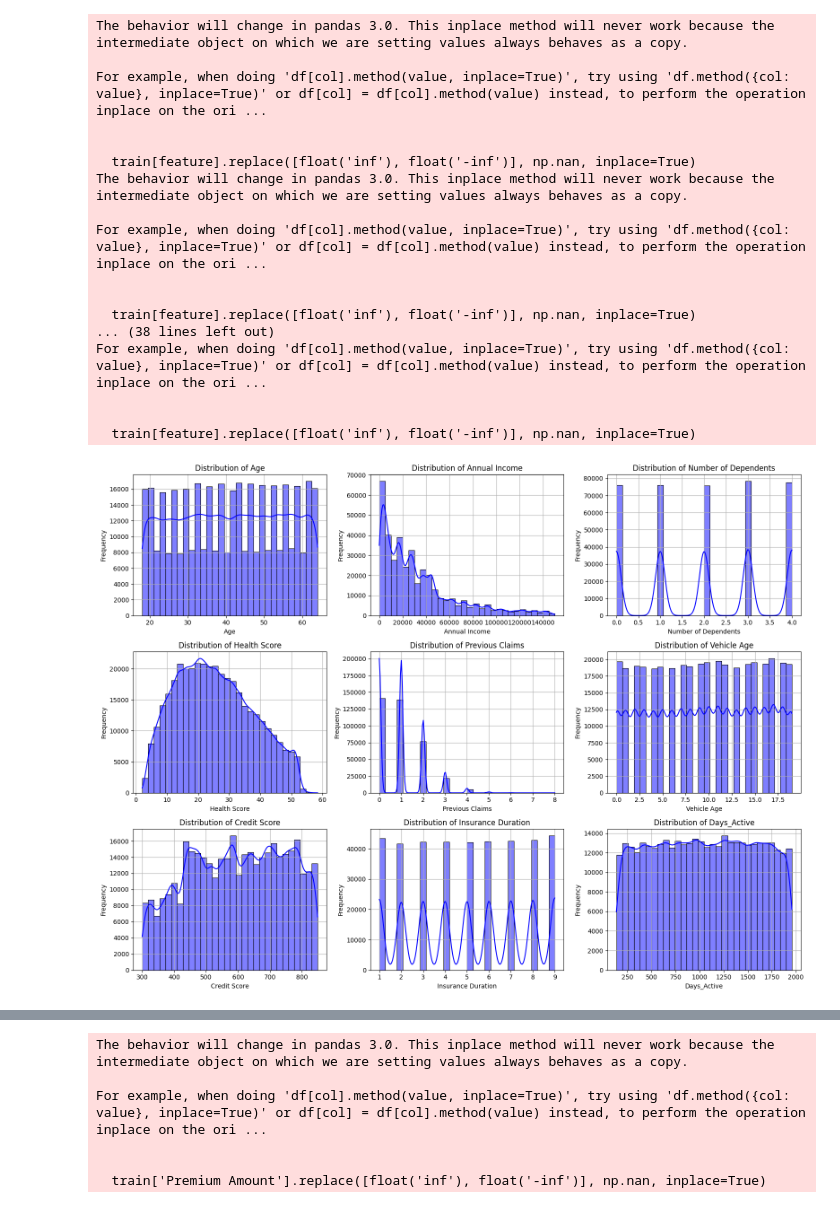
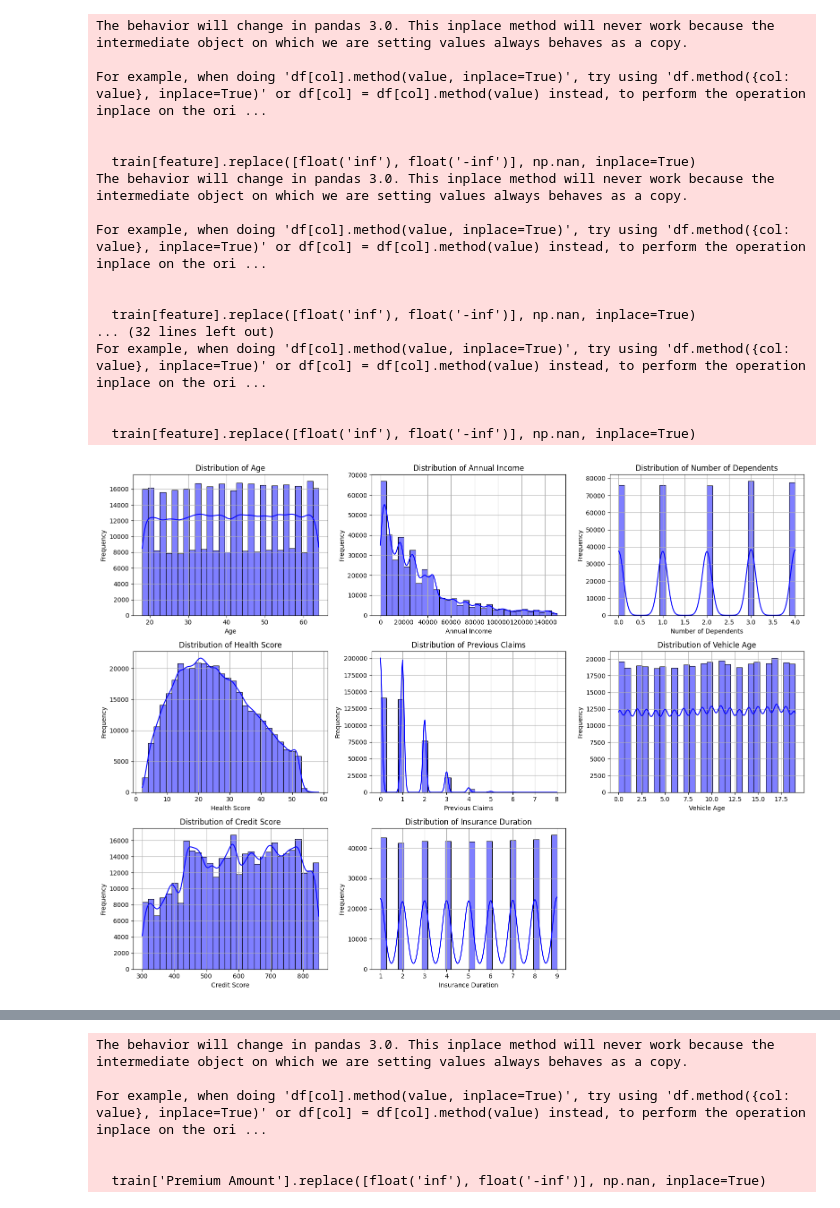
Before and after one commit to SaumikDana/kaggle_insurance_problem, a Jupyter notebook: solve.ipynb, the cells around one changed output, grey strips where cells are left out. Cells and saved outputs as stored; diff of their text form; code cells hidden in the pictures.

```diff
--- a/solve.ipynb
+++ b/solve.ipynb
@@ -10,20 +10,11 @@ train = pd.read_csv('train.csv')
 # Drop the 'id' column as it is just an identifier
 train.drop('id', axis=1, inplace=True)
 
+# Drop the Policy Start Date
+train.drop('Policy Start Date', axis=1, inplace=True)
+
 # Replace infinite values with NaN globally
 train.replace([float('inf'), float('-inf')], np.nan, inplace=True)
-
-# Convert Policy Start Date to datetime
-train['Policy Start Date'] = pd.to_datetime(train['Policy Start Date'])
-
-# Use today's date dynamically
-current_date = pd.Timestamp.now().normalize()  # normalize() sets time to midnight
-
-# Calculate days active
-train['Days_Active'] = (current_date - train['Policy Start Date']).dt.days
-
-# Drop the Policy Start Date
-train.drop('Policy Start Date', axis=1, inplace=True)
 
 # Drop rows with missing values
 train.dropna(inplace=True)
@@ -59,35 +50,35 @@ for i, feature in enumerate(categorical_features, 1):
 plt.tight_layout()
 plt.show()
 
 # 3. Distribution of Premium
 plt.figure(figsize=(10, 6))
 train['Premium Amount'].replace([float('inf'), float('-inf')], np.nan, inplace=True)
 sns.histplot(train['Premium Amount'], kde=True, bins=30, color='blue')
 plt.title(f'Distribution of Premium Amount')
 plt.xlabel('Premium Amount')
 plt.ylabel('Frequency')
 plt.grid(True)
 plt.tight_layout()
 plt.show()
 # %% [output]
 The behavior will change in pandas 3.0. This inplace method will never work because the intermediate object on which we are setting values always behaves as a copy.
 
 For example, when doing 'df[col].method(value, inplace=True)', try using 'df.method({col: value}, inplace=True)' or df[col] = df[col].method(value) instead, to perform the operation inplace on the ori ...
 
 
   train[feature].replace([float('inf'), float('-inf')], np.nan, inplace=True)
 The behavior will change in pandas 3.0. This inplace method will never work because the intermediate object on which we are setting values always behaves as a copy.
 
 For example, when doing 'df[col].method(value, inplace=True)', try using 'df.method({col: value}, inplace=True)' or df[col] = df[col].method(value) instead, to perform the operation inplace on the ori ...
 
 
   train[feature].replace([float('inf'), float('-inf')], np.nan, inplace=True)
-... (38 lines left out)
+... (32 lines left out)
 For example, when doing 'df[col].method(value, inplace=True)', try using 'df.method({col: value}, inplace=True)' or df[col] = df[col].method(value) instead, to perform the operation inplace on the ori ...
 
 
   train[feature].replace([float('inf'), float('-inf')], np.nan, inplace=True)
-[figure, old version]
+[figure, new version]
 [figure]
 The behavior will change in pandas 3.0. This inplace method will never work because the intermediate object on which we are setting values always behaves as a copy.
 
```
Also changed, not shown: parts of 2 cells of this notebook, 1 other file.
